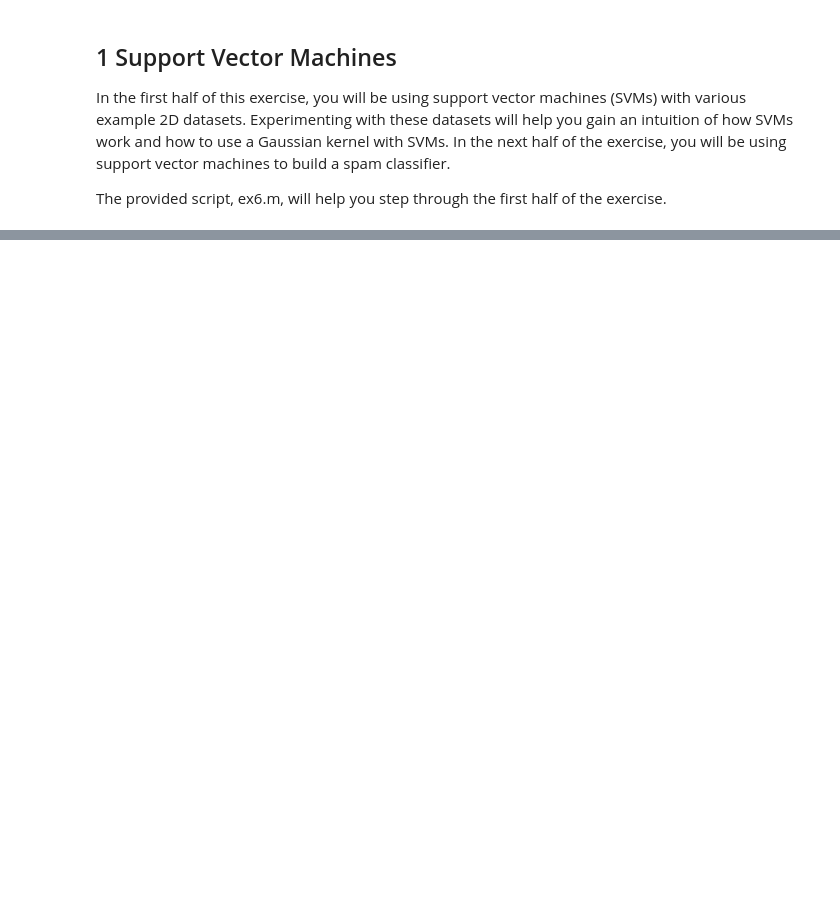
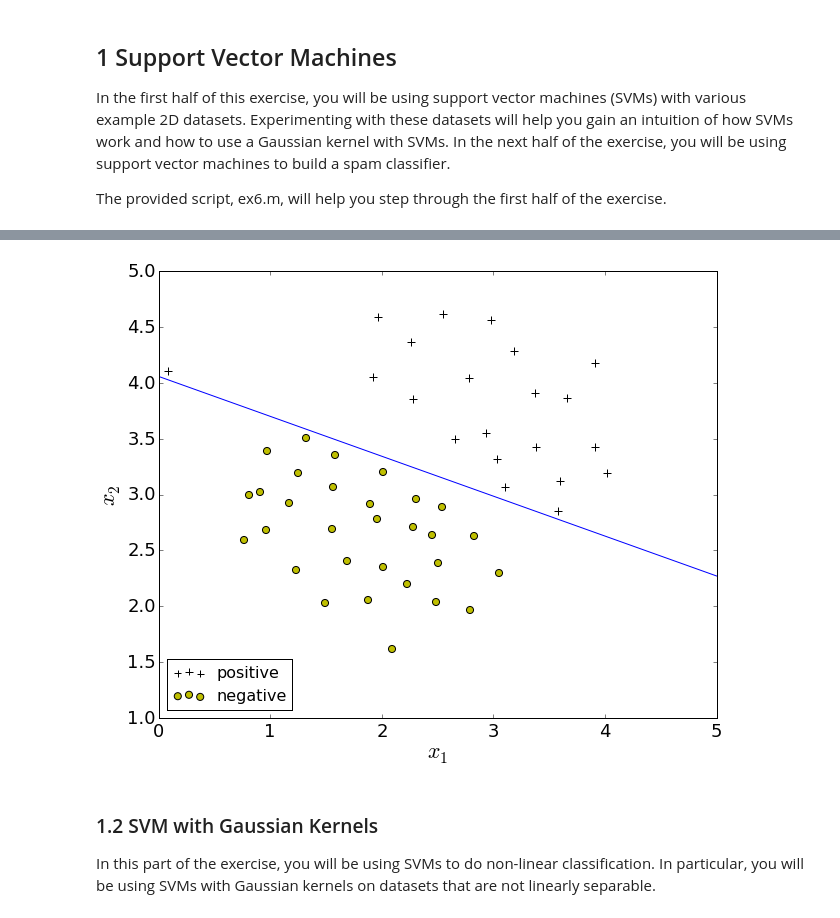
Before and after one commit to nakicam/DataScienceTraining, a Jupyter notebook: courses/coursera_ml008/hw6/hw6_support_vector_machine.ipynb, the cells around one changed output, grey strips where cells are left out. Saved outputs shown, nothing was run; the diff lists cells and outputs as text; code cells hidden in the pictures; blank space fills up the shorter version.

Commit message:
svm parts 1.1-1.2 done

```diff
--- a/courses/coursera_ml008/hw6/hw6_support_vector_machine.ipynb
+++ b/courses/coursera_ml008/hw6/hw6_support_vector_machine.ipynb
@@ -105,0 +116,10 @@ plt.show()
+# %%
+classifier = svm.SVC(C=100.0, kernel='linear')
+classifier.fit(X, y)
+display_data(X, y, get_boundary(classifier))
+# %% [output]
+[figure, added]
+# %% [markdown]
+### 1.2 SVM with Gaussian Kernels
+
+In this part of the exercise, you will be using SVMs to do non-linear classification. In particular, you will be using SVMs with Gaussian kernels on datasets that are not linearly separable.
```
Also changed, not shown: parts of 34 cells of this notebook.
